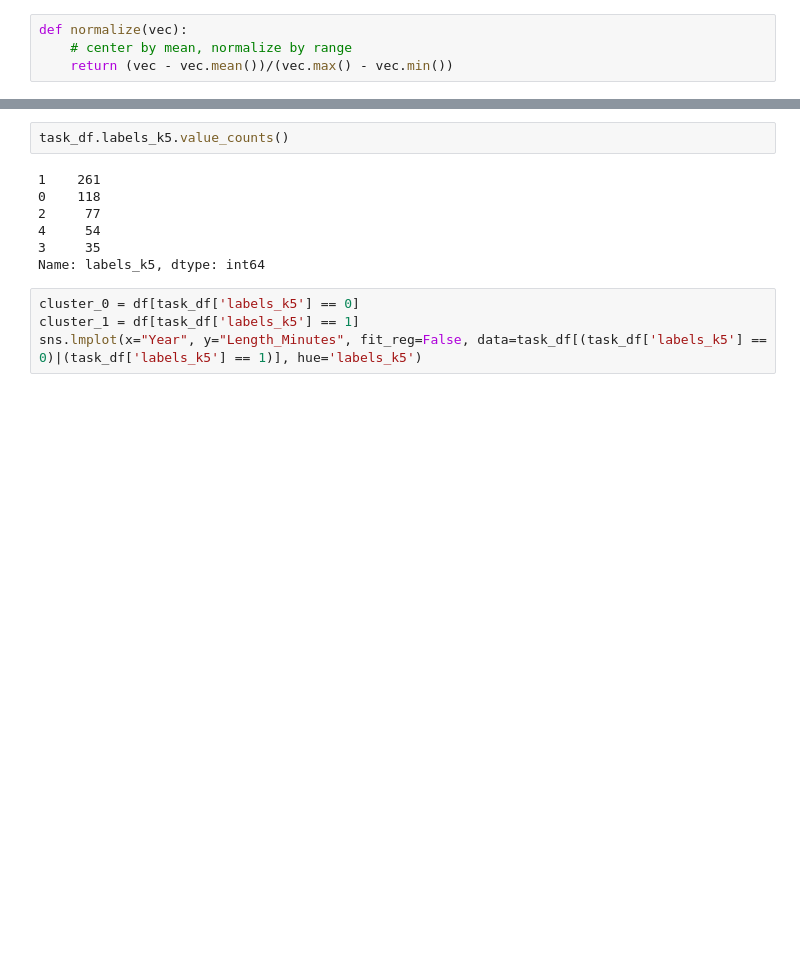
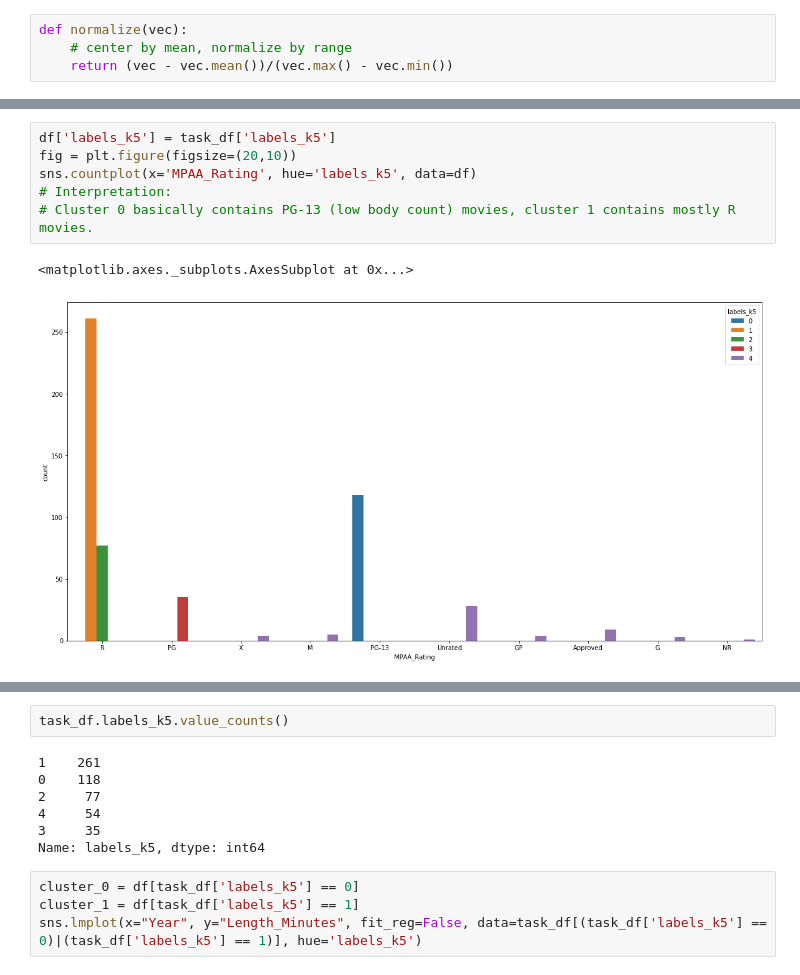
Before and after one commit to Euphe/data_analysis_project, a Jupyter notebook: HW_Mirkin.ipynb, the cells around one changed output, grey strips where cells are left out. Cells and saved outputs as stored; diff of their text form; blank space fills up the shorter version.

```diff
--- a/HW_Mirkin.ipynb
+++ b/HW_Mirkin.ipynb
@@ -101,0 +102,9 @@ sns.lmplot(x="Year", y="Length_Minutes", fit_reg=False, data=task_df, hue='label
+# %%
+df['labels_k5'] = task_df['labels_k5']
+fig = plt.figure(figsize=(20,10))
+sns.countplot(x='MPAA_Rating', hue='labels_k5', data=df)
+# Interpretation:
+# Cluster 0 basically contains PG-13 (low body count) movies, cluster 1 contains mostly R movies.
+# %% [output]
+<matplotlib.axes._subplots.AxesSubplot at 0x...>
+[figure, added]
```
Also changed, not shown: parts of 16 cells of this notebook.
